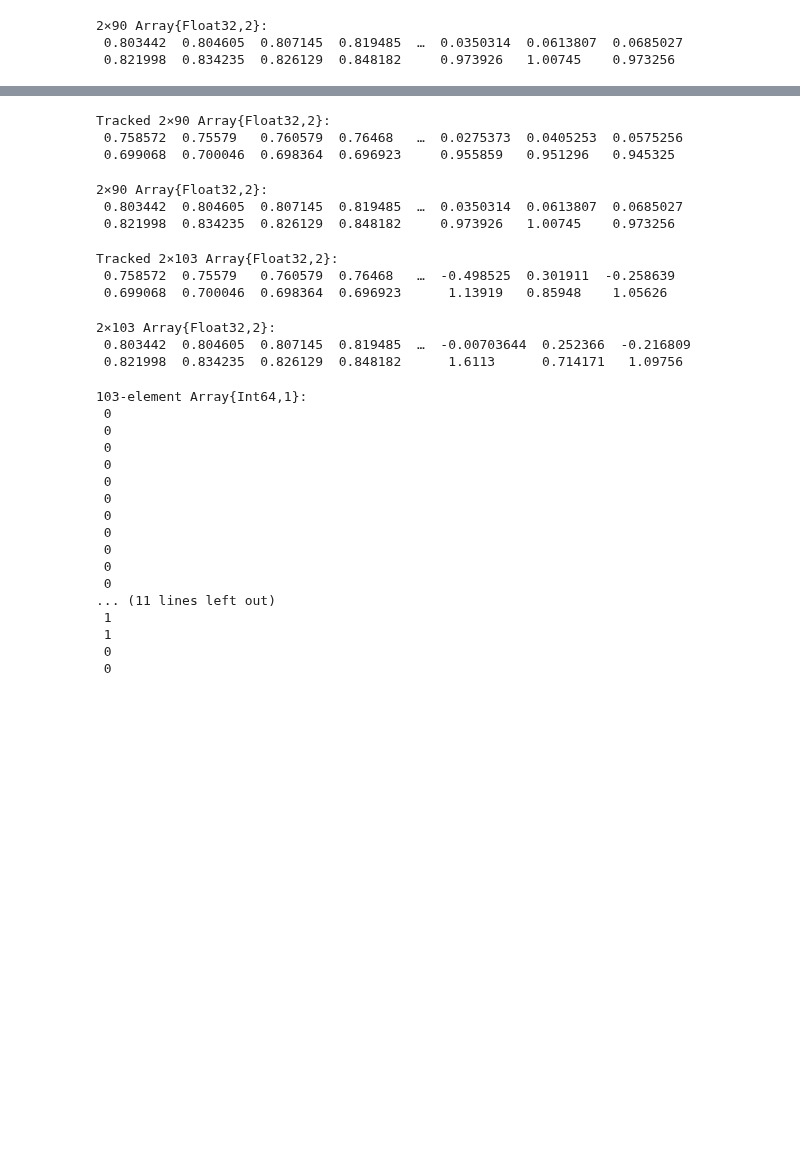
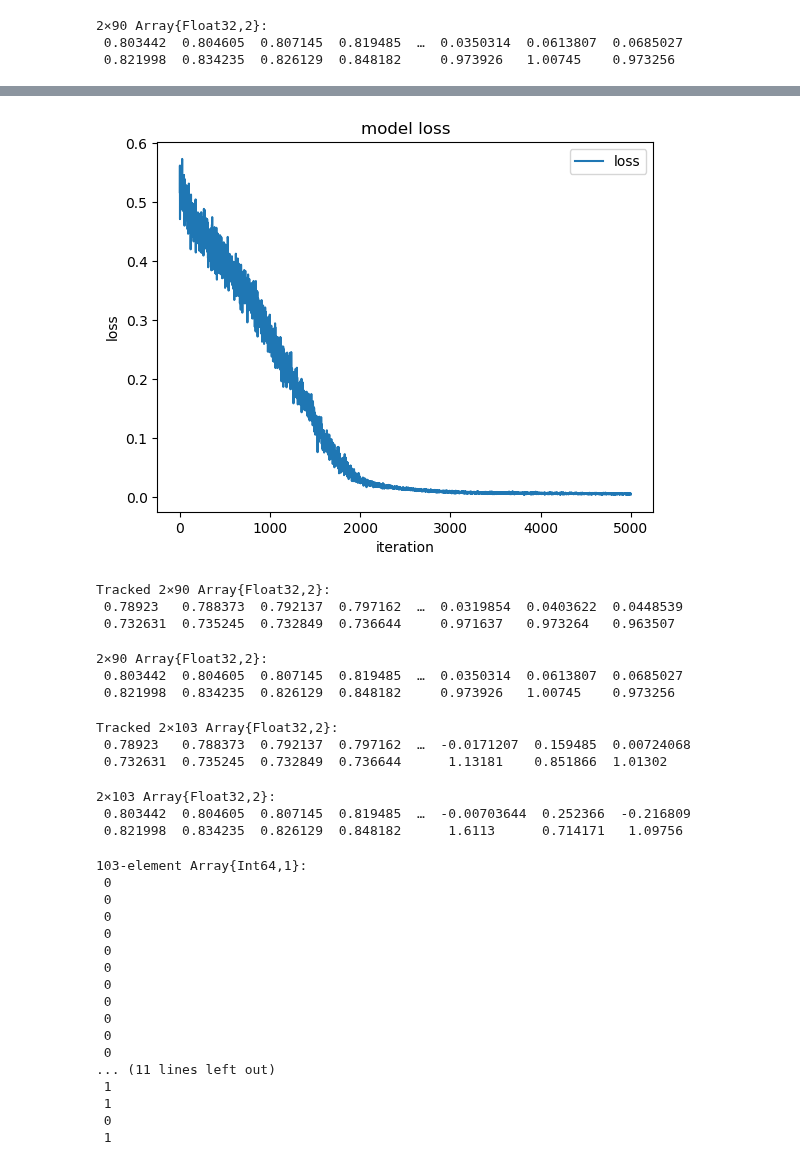
Before and after one commit to smidl/AnomalyDetection.jl, a Jupyter notebook: examples/AE_anomaly_detection.ipynb, the cells around one changed output, grey strips where cells are left out. Saved outputs shown, nothing was run; the diff lists cells and outputs as text; code cells hidden in the pictures; blank space fills up the shorter version.

```diff
--- a/examples/AE_anomaly_detection.ipynb
+++ b/examples/AE_anomaly_detection.ipynb
@@ -45,4 +43,5 @@ Beta = 1.0 # for automatic threshold computation, in [0, 1]
 # 1.0 = tight around normal samples
 tracked = true # do you want to store training progress?
 # it can be later retrieved from model.history
+eta = 0.0001
 # %% [output]
@@ -51,7 +50,7 @@ true
 # model might have to be restarted if loss is > 0.01
 model = AEmodel(esize, dsize, L, threshold, contamination,
     iterations, cbit, verbfit, activation = activation, rdelta = rdelta,
-    tracked = tracked)
+    tracked = tracked, eta = eta)
 
 AnomalyDetection.fit!(model, nX)
 AnomalyDetection.setthreshold!(model, X)
@@ -71,18 +69,0 @@ loss: 0.008361011
-# %%
-"""
-	plot(model)
-
-Plot the model loss.
-"""
-function plot(model::AEmodel)
-	# plot model loss
-	if model.history == nothing
-		println("No data to plot, set tracked = true before training.")
-		return
-	else
-        p = plot(model.history[:loss], title = "model loss", label = "loss",
-            xlabel = "iteration", ylabel = "loss", seriestype = :line,
-            markershape = :none)
-        return p
-    end
-end
@@ -98,9 +70,14 @@ end
+# %%
+plot(model)
+show()
+# %% [output]
+[figure, added]
 # %%
 model(nX)
 # %% [output]
 Tracked 2×90 Array{Float32,2}:
- 0.758572  0.75579   0.760579  0.76468   …  0.0275373  0.0405253  0.0575256
- 0.699068  0.700046  0.698364  0.696923     0.955859   0.951296   0.945325
+ 0.78923   0.788373  0.792137  0.797162  …  0.0319854  0.0403622  0.0448539
+ 0.732631  0.735245  0.732849  0.736644     0.971637   0.973264   0.963507
 # %%
 nX
 # %% [output]
@@ -111,8 +88,8 @@ nX
 model(X)
 # %% [output]
 Tracked 2×103 Array{Float32,2}:
- 0.758572  0.75579   0.760579  0.76468   …  -0.498525  0.301911  -0.258639
- 0.699068  0.700046  0.698364  0.696923      1.13919   0.85948    1.05626
+ 0.78923   0.788373  0.792137  0.797162  …  -0.0171207  0.159485  0.00724068
+ 0.732631  0.735245  0.732849  0.736644      1.13181    0.851866  1.01302
 # %%
 X
 # %% [output]
@@ -139,7 +116,7 @@ yhat = AnomalyDetection.predict(model, X)
  1
  1
  0
- 0
+ 1
 # %%
 # training data = testing data
 # this outputs labels
```
Also changed, not shown: parts of 13 cells of this notebook, 5 other files.
